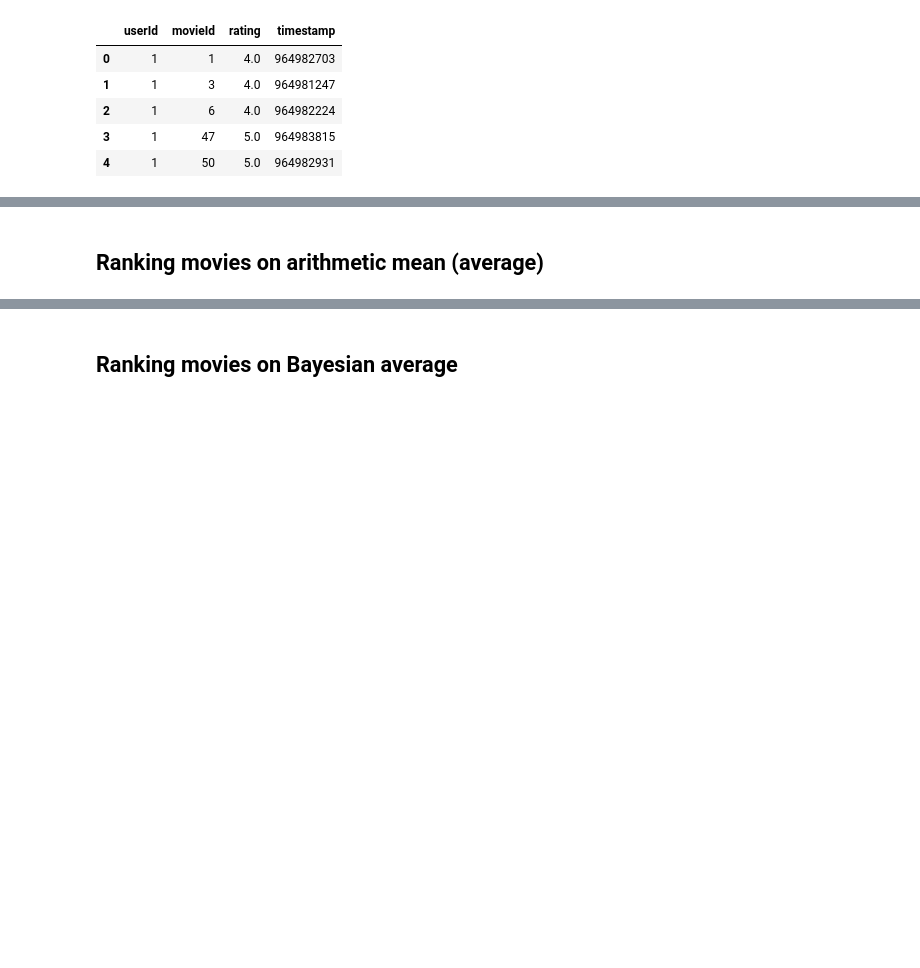
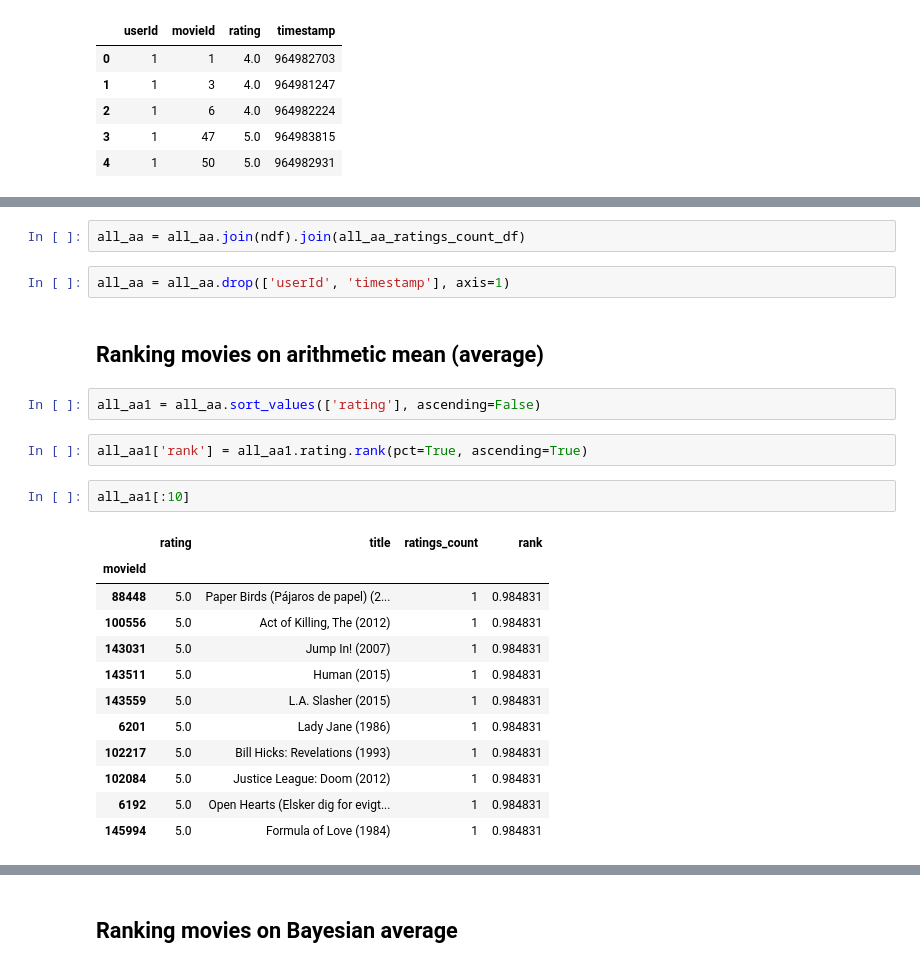
Before and after one commit to arpitbbhayani/ranking-on-ratings, a Jupyter notebook: movie-lens.ipynb, the cells around one changed output, grey strips where cells are left out. Saved outputs shown, nothing was run; the diff lists cells and outputs as text; blank space fills up the shorter version.

```diff
--- a/movie-lens.ipynb
+++ b/movie-lens.ipynb
@@ -18,2 +39,25 @@ df.head()
+# %%
+all_aa = all_aa.join(ndf).join(all_aa_ratings_count_df)
+# %%
+all_aa = all_aa.drop(['userId', 'timestamp'], axis=1)
 # %% [markdown]
 ## Ranking movies on arithmetic mean (average)
+# %%
+all_aa1 = all_aa.sort_values(['rating'], ascending=False)
+# %%
+all_aa1['rank'] = all_aa1.rating.rank(pct=True, ascending=True)
+# %%
+all_aa1[:10]
+# %% [output]
+|  | rating | title | ratings_count | rank |
+| movieId |  |  |  |  |
+| 88448 | 5.0 | Paper Birds (Pájaros de papel) (2... | 1 | 0.984831 |
+| 100556 | 5.0 | Act of Killing, The (2012) | 1 | 0.984831 |
+| 143031 | 5.0 | Jump In! (2007) | 1 | 0.984831 |
+| 143511 | 5.0 | Human (2015) | 1 | 0.984831 |
+| 143559 | 5.0 | L.A. Slasher (2015) | 1 | 0.984831 |
+| 6201 | 5.0 | Lady Jane (1986) | 1 | 0.984831 |
+| 102217 | 5.0 | Bill Hicks: Revelations (1993) | 1 | 0.984831 |
+| 102084 | 5.0 | Justice League: Doom (2012) | 1 | 0.984831 |
+| 6192 | 5.0 | Open Hearts (Elsker dig for evigt... | 1 | 0.984831 |
+| 145994 | 5.0 | Formula of Love (1984) | 1 | 0.984831 |
```
Also changed, not shown: parts of 33 cells of this notebook.
